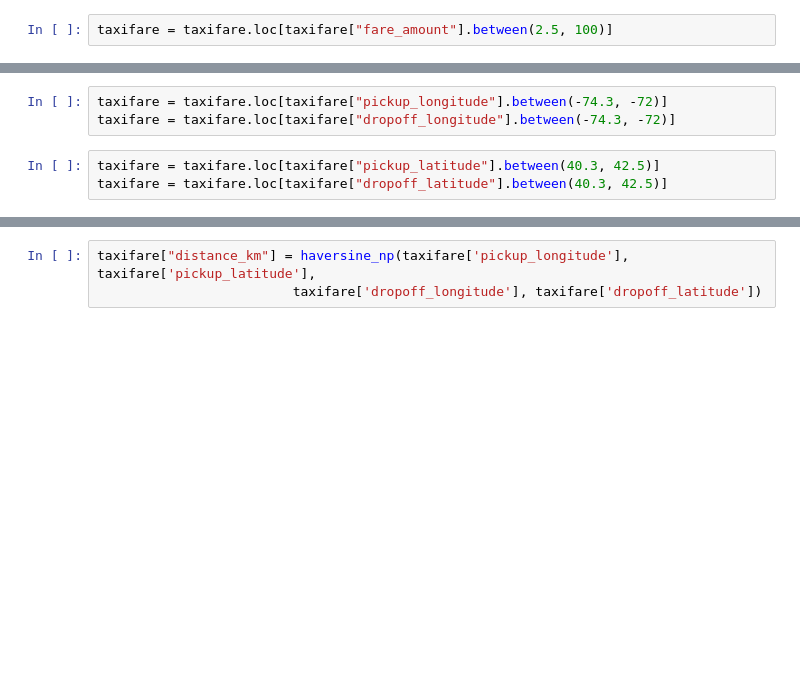
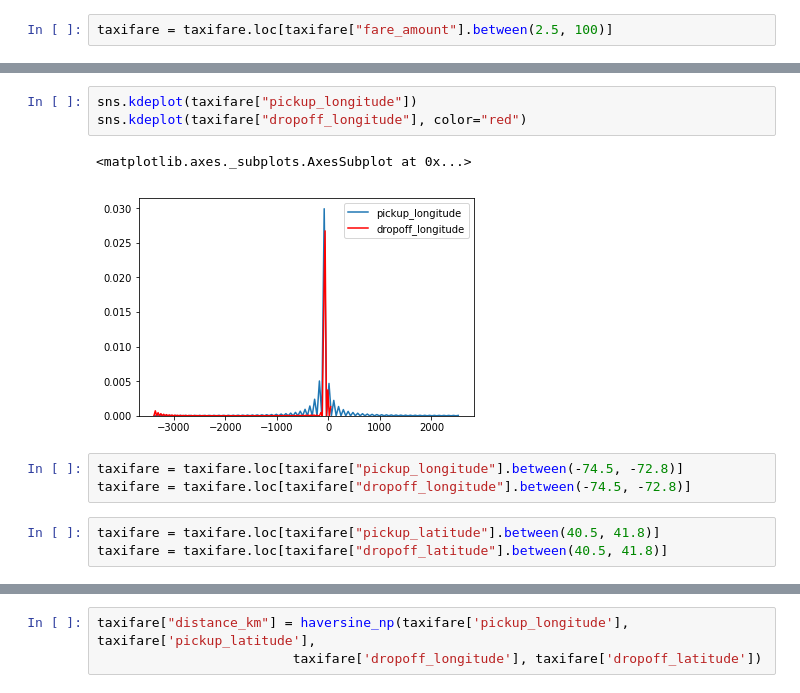
Before and after one commit to MetalKefir/ML, a Jupyter notebook: taxifare/Taxi.ipynb, the cells around one changed output, grey strips where cells are left out. Saved outputs shown, nothing was run; the diff lists cells and outputs as text; blank space fills up the shorter version.

```diff
--- a/taxifare/Taxi.ipynb
+++ b/taxifare/Taxi.ipynb
@@ -119,6 +122,12 @@ taxifare = taxifare.loc[taxifare["fare_amount"].between(2.5, 100)]
+# %%
+sns.kdeplot(taxifare["pickup_longitude"])
+sns.kdeplot(taxifare["dropoff_longitude"], color="red")
+# %% [output]
+<matplotlib.axes._subplots.AxesSubplot at 0x...>
+[figure, added]
 # %%
-taxifare = taxifare.loc[taxifare["pickup_longitude"].between(-74.3, -72)]
-taxifare = taxifare.loc[taxifare["dropoff_longitude"].between(-74.3, -72)]
+taxifare = taxifare.loc[taxifare["pickup_longitude"].between(-74.5, -72.8)]
+taxifare = taxifare.loc[taxifare["dropoff_longitude"].between(-74.5, -72.8)]
 # %%
-taxifare = taxifare.loc[taxifare["pickup_latitude"].between(40.3, 42.5)]
-taxifare = taxifare.loc[taxifare["dropoff_latitude"].between(40.3, 42.5)]
+taxifare = taxifare.loc[taxifare["pickup_latitude"].between(40.5, 41.8)]
+taxifare = taxifare.loc[taxifare["dropoff_latitude"].between(40.5, 41.8)]
```
Also changed, not shown: parts of 96 cells of this notebook, 2 other files.
